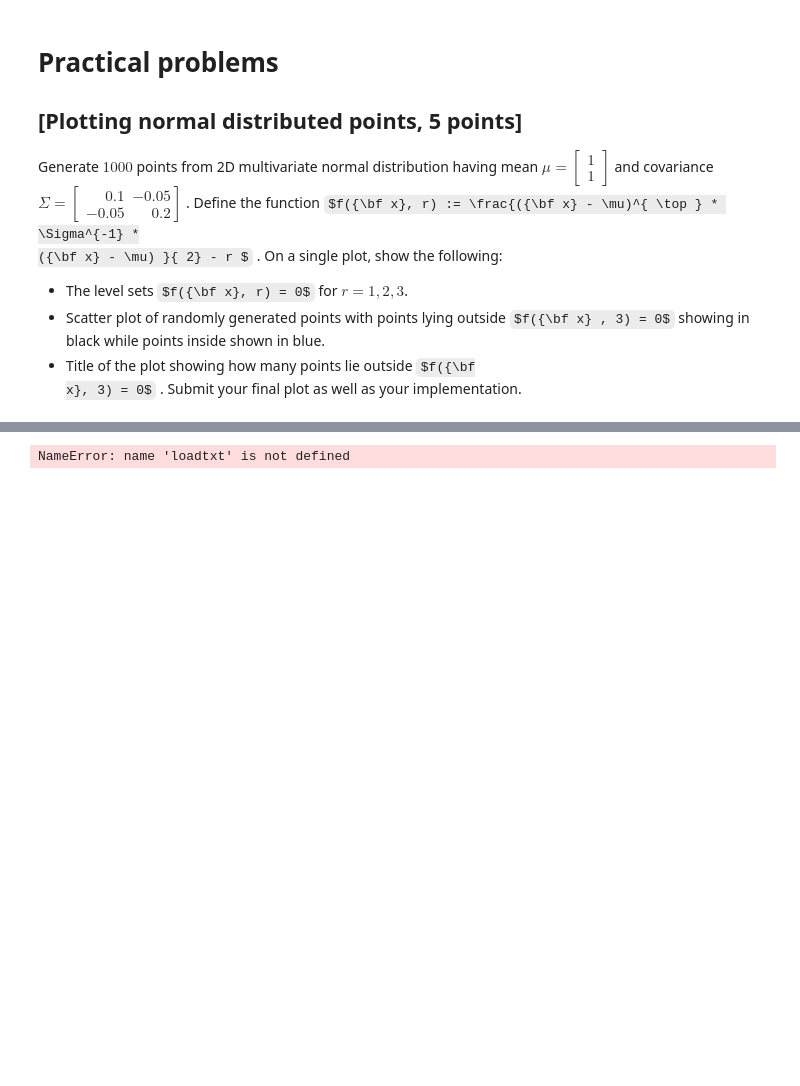
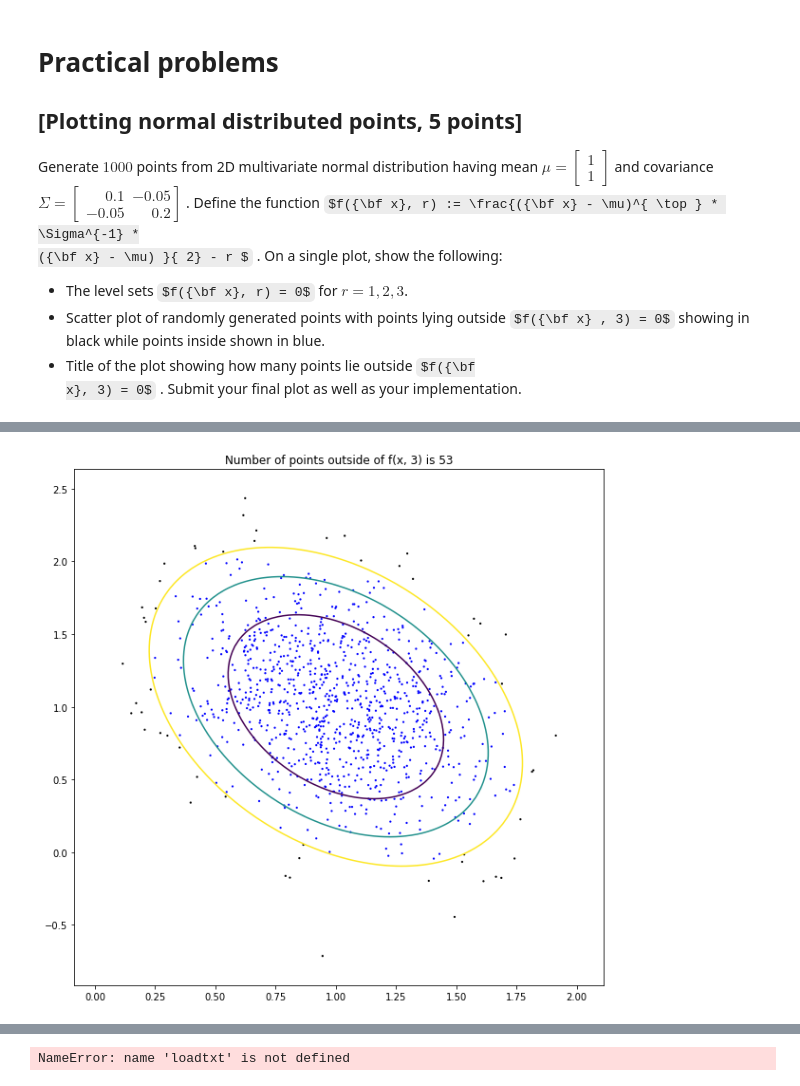
Before and after one commit to atonderski/tda231-ml-course, a Jupyter notebook: hw0.ipynb, the cells around one changed output, grey strips where cells are left out. Cells and saved outputs as stored; diff of their text form; code cells hidden in the pictures; some formulas as TeX source; blank space fills up the shorter version.

```diff
--- a/hw0.ipynb
+++ b/hw0.ipynb
@@ -307,0 +185,46 @@ SyntaxError: invalid syntax (<ipython-input-129-a74a6b53c8e3>, line 2)
+# %%
+import numpy as np
+import matplotlib.pyplot as plt
+
+mu = [1, 1]
+sigma = [[0.1, -0.05], [-0.05, 0.2]]
+a = 0.1
+b = -0.05
+c = -0.05
+d = 0.2
+
+sigma_inv = np.linalg.inv(sigma)
+
+hej = np.random.multivariate_normal(mu, sigma, 1000)
+hejhej = np.transpose(hej)
+x = hejhej[0]
+y = hejhej[1]
+
+def newF(x,y):
+    diff = np.array([x,y]) - mu
+    return diff.dot(sigma_inv).dot(diff.T)/2
+
+vectorF = np.vectorize(newF)
+z = vectorF(x,y)
+
+# Make these depend on the generated values
+
+margin = 0.2
+y_min = np.amin(y) - margin
+y_max = np.amax(y) + margin
+x_min = np.amin(x) - margin
+x_max = np.amax(x) + margin
+
+X_, Y_ = np.meshgrid(np.linspace(x_min, x_max, 100), np.linspace(y_min, y_max, 100))
+Z_ = vectorF(X_,Y_)
+
+counter = np.sum(z>3)
+
+plt.figure(figsize=(10,10))
+plt.contour(X_, Y_, Z_, levels=[1, 2, 3])
+col = np.where(z < 3, 'b', 'k')
+plt.scatter(x, y, c=col, s=5, linewidth=0)
+plt.title("Number of points outside of f(x, 3) is %d" % (counter))
+plt.show()
+# %% [output]
+[figure, added]
```
Also changed, not shown: parts of 4 cells of this notebook.
